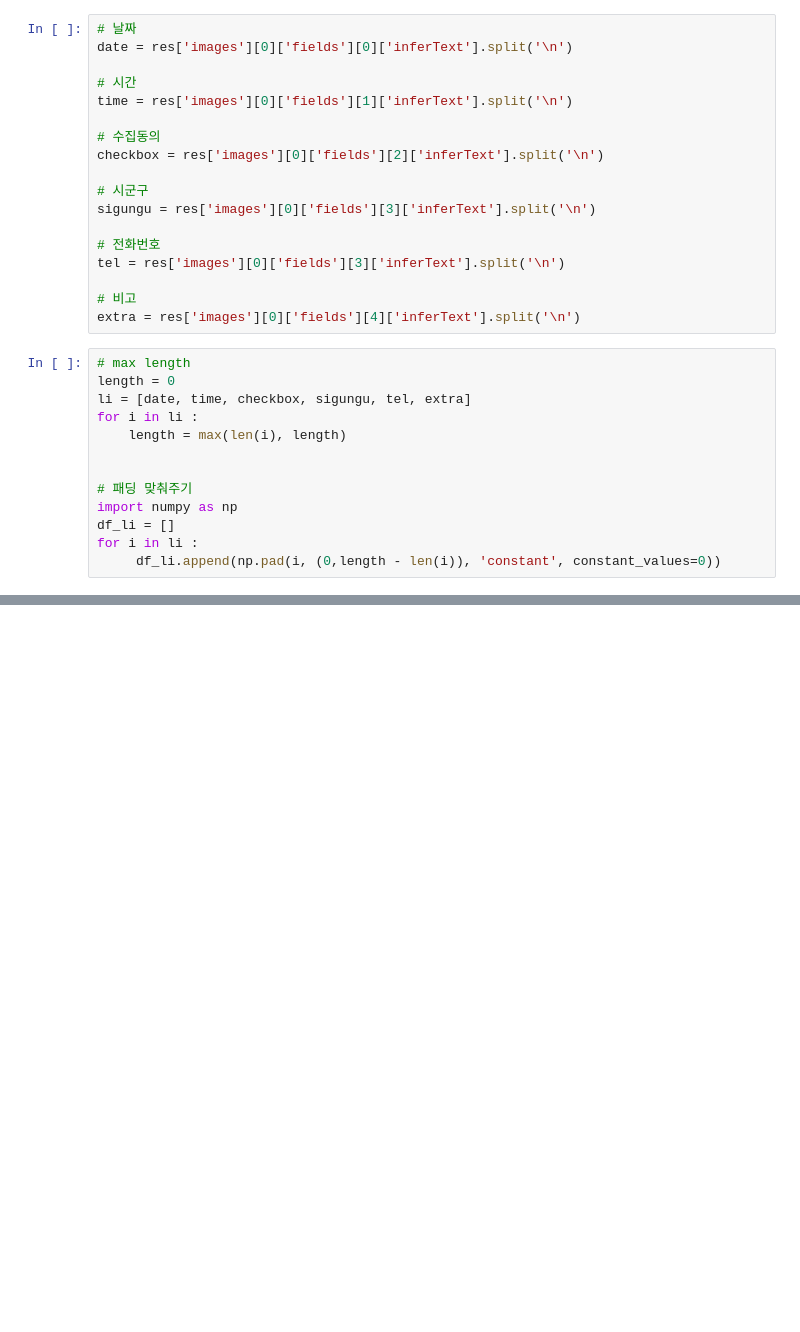
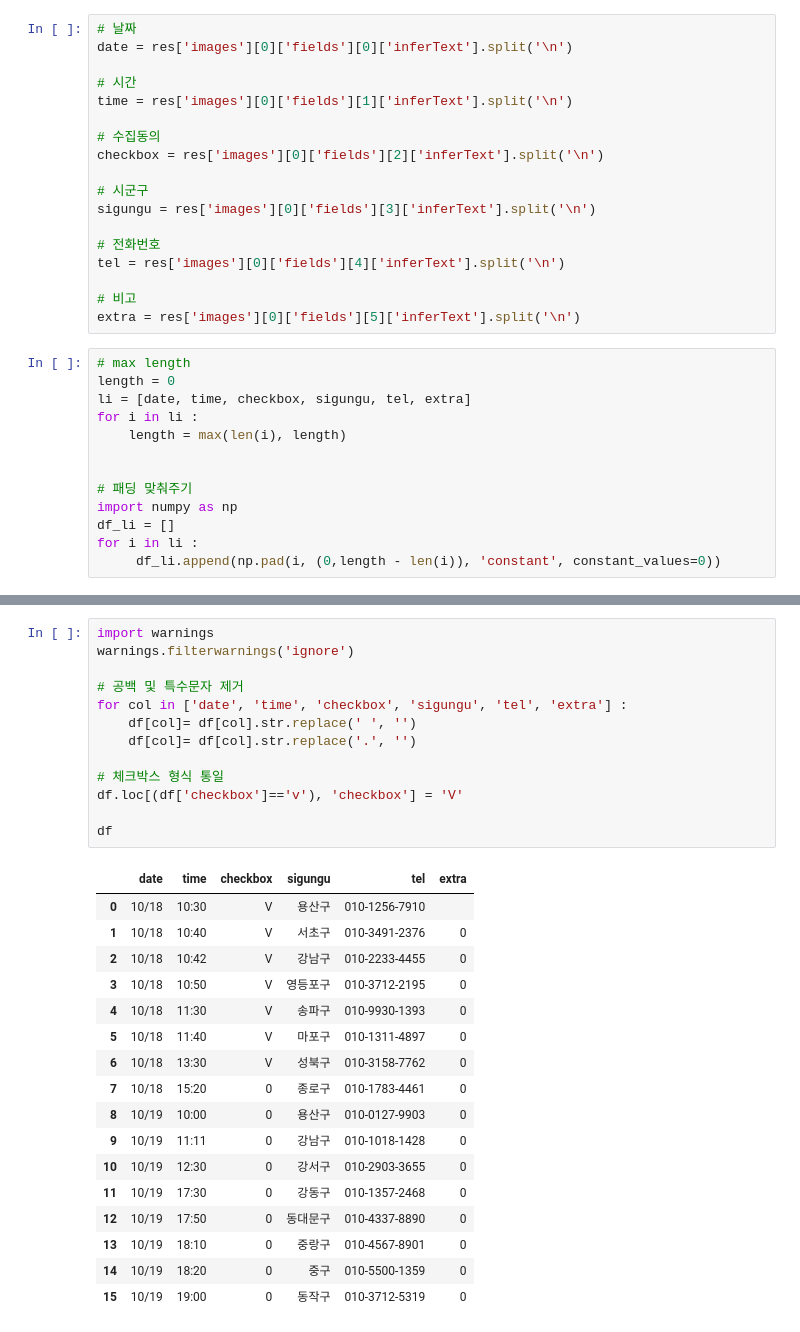
Before and after one commit to handhak0/multicampus_pjt2, a Jupyter notebook: ClovaOCR.ipynb, the cells around one changed output, grey strips where cells are left out. Saved outputs shown, nothing was run; the diff lists cells and outputs as text; blank space fills up the shorter version.

```diff
--- a/ClovaOCR.ipynb
+++ b/ClovaOCR.ipynb
@@ -55,10 +57,10 @@ checkbox = res['images'][0]['fields'][2]['inferText'].split('\n')
 sigungu = res['images'][0]['fields'][3]['inferText'].split('\n')
 
 # 전화번호
-tel = res['images'][0]['fields'][3]['inferText'].split('\n')
+tel = res['images'][0]['fields'][4]['inferText'].split('\n')
 
 # 비고
-extra = res['images'][0]['fields'][4]['inferText'].split('\n')
+extra = res['images'][0]['fields'][5]['inferText'].split('\n')
 # %%
 # max length
 length = 0
@@ -79,0 +100,31 @@ df
+# %%
+import warnings
+warnings.filterwarnings('ignore')
+
+# 공백 및 특수문자 제거
+for col in ['date', 'time', 'checkbox', 'sigungu', 'tel', 'extra'] :
+    df[col]= df[col].str.replace(' ', '')
+    df[col]= df[col].str.replace('.', '')
+
+# 체크박스 형식 통일
+df.loc[(df['checkbox']=='v'), 'checkbox'] = 'V'
+
+df
+# %% [output]
+|  | date | time | checkbox | sigungu | tel | extra |
+| 0 | 10/18 | 10:30 | V | 용산구 | 010-1256-7910 |  |
+| 1 | 10/18 | 10:40 | V | 서초구 | 010-3491-2376 | 0 |
+| 2 | 10/18 | 10:42 | V | 강남구 | 010-2233-4455 | 0 |
+| 3 | 10/18 | 10:50 | V | 영등포구 | 010-3712-2195 | 0 |
+| 4 | 10/18 | 11:30 | V | 송파구 | 010-9930-1393 | 0 |
+| 5 | 10/18 | 11:40 | V | 마포구 | 010-1311-4897 | 0 |
+| 6 | 10/18 | 13:30 | V | 성북구 | 010-3158-7762 | 0 |
+| 7 | 10/18 | 15:20 | 0 | 종로구 | 010-1783-4461 | 0 |
+| 8 | 10/19 | 10:00 | 0 | 용산구 | 010-0127-9903 | 0 |
+| 9 | 10/19 | 11:11 | 0 | 강남구 | 010-1018-1428 | 0 |
+| 10 | 10/19 | 12:30 | 0 | 강서구 | 010-2903-3655 | 0 |
+| 11 | 10/19 | 17:30 | 0 | 강동구 | 010-1357-2468 | 0 |
+| 12 | 10/19 | 17:50 | 0 | 동대문구 | 010-4337-8890 | 0 |
+| 13 | 10/19 | 18:10 | 0 | 중랑구 | 010-4567-8901 | 0 |
+| 14 | 10/19 | 18:20 | 0 | 중구 | 010-5500-1359 | 0 |
+| 15 | 10/19 | 19:00 | 0 | 동작구 | 010-3712-5319 | 0 |
```
Also changed, not shown: parts of 3 cells of this notebook, 9 other files.
